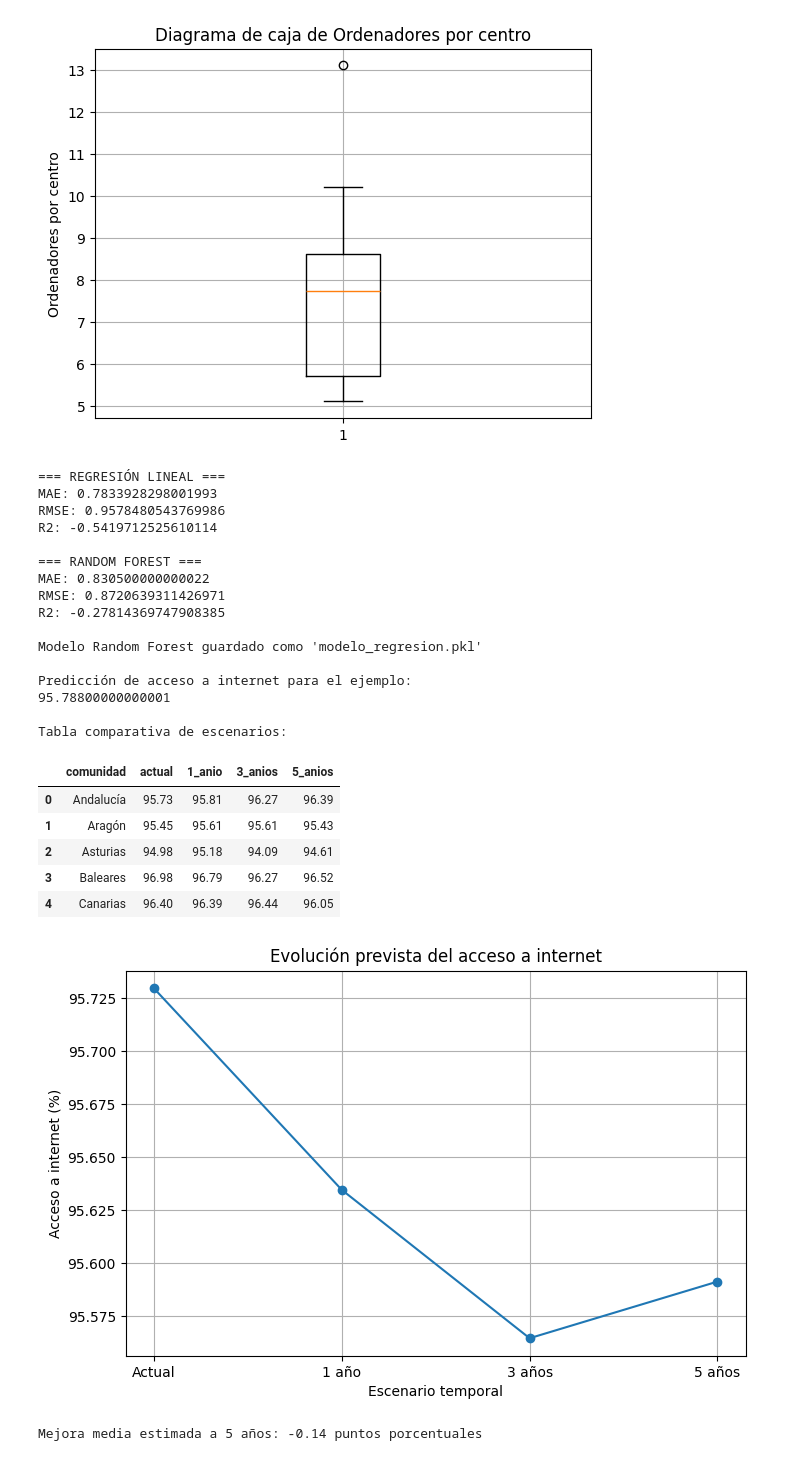
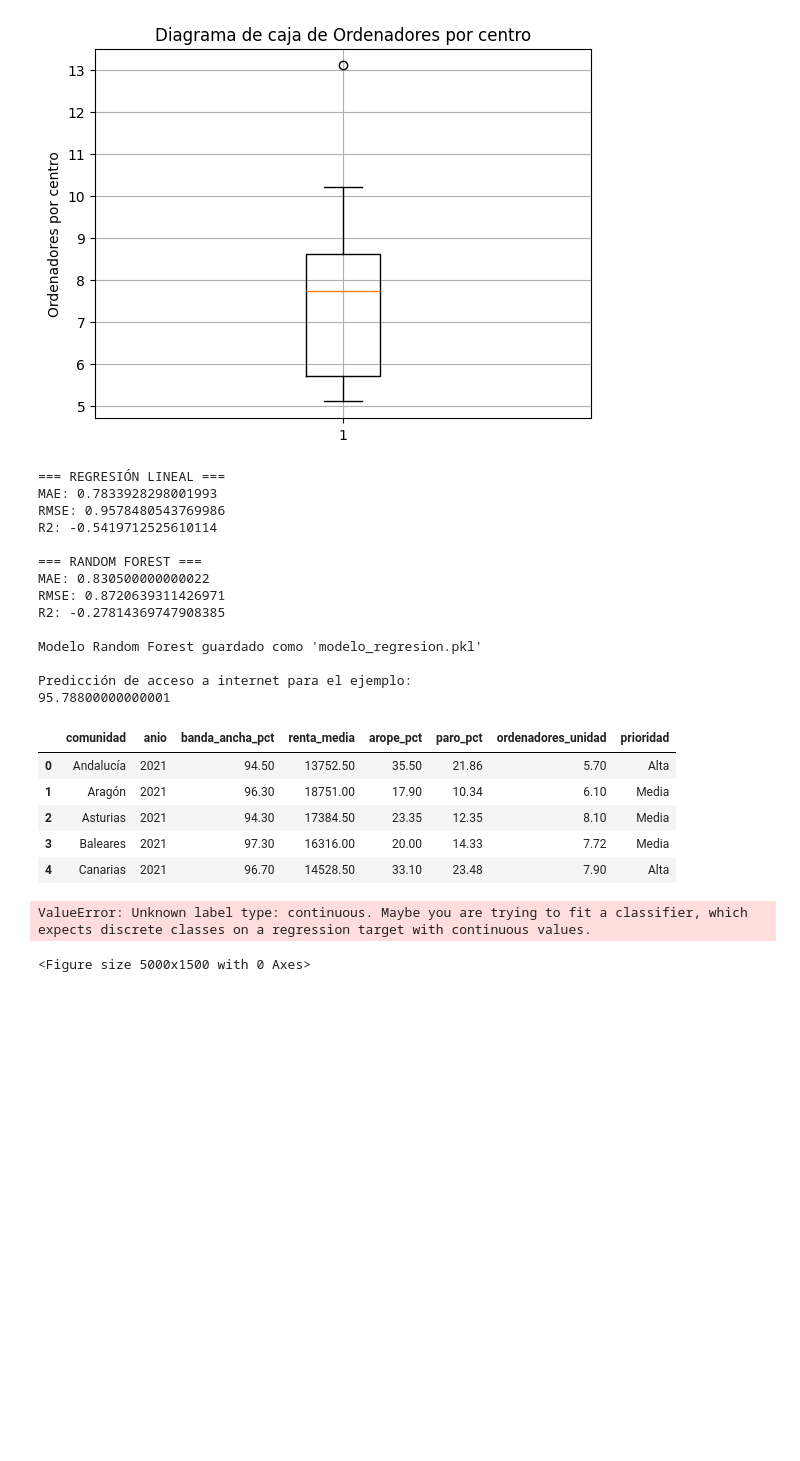
Before and after one commit to Gema-Villanueva/Brecha-Digital-2, a Jupyter notebook: ultimasmodificaciones_brechasDigitales.ipynb, the cells around one changed output. Drawn from its saved outputs; the diff is of its cells as text; code cells hidden in the pictures; blank space fills up the shorter version.

```diff
--- a/ultimasmodificaciones_brechasDigitales.ipynb
+++ b/ultimasmodificaciones_brechasDigitales.ipynb
@@ -727,10 +729,25 @@ prediccion = rf.predict(murcia)
 print("\nPredicción de acceso a internet para el ejemplo:")
 print(prediccion[0])
 
+
+#Clasifica escuelas publicas en categorias de prioridad alta, media y baja basánsose en su presupuesto
+
+def prioridad(row):
+    if row["renta_media"] < 20000 and row["paro_pct"] > 20:
+        return "Alta"
+    elif row["renta_media"] < 30000:
+        return "Media"
+    else:
+        return "Baja"
+
+df["prioridad"] = df.apply(prioridad, axis=1)
+display(df.head())
+
+#Muestra el árbol de decisión
+
+
 # ---------------------------
-# Simulamos cómo podría evolucionar el acceso a internet si mejoran
-# ciertas variables socioeconómicas con el paso del tiempo.
-
+# Simulamos cómo podría evolucionar el acceso a internet si mejoran ciertas variables socioeconómicas con el paso del tiempo.
 # Creamos una copia del dataset base
 df_base = df.copy()
 
@@ -774,6 +791,7 @@ df_resultado["5_anios"] = df_5["pred_5_anios"]
 print("\nTabla comparativa de escenarios:")
 display(df_resultado.head())
 
+
 #VISUALIZACIÓN DE LA EVOLUCIÓN
 # ---------------------------
 # Representamos la media del acceso a internet predicho en cada escenario
@@ -793,43 +811,41 @@ plt.plot(etiquetas, valores, marker="o")
 plt.title("Evolución prevista del acceso a internet")
 plt.xlabel("Escenario temporal")
 plt.ylabel("Acceso a internet (%)")
 plt.grid()
 plt.show()
 
 
 #CONCLUSIÓN BREVE
 # ---------------------------
 # Calculamos y mostramos la mejora media esperada entre el escenario actual
 # y el escenario de 5 años.
 
 mejora_media = df_resultado["5_anios"].mean() - df_resultado["actual"].mean()
 
 print("\nMejora media estimada a 5 años:", round(mejora_media, 2), "puntos porcentuales")
 # %% [output]
 === REGRESIÓN LINEAL ===
 MAE: 0.7833928298001993
 RMSE: 0.9578480543769986
 R2: -0.5419712525610114
 
 === RANDOM FOREST ===
 MAE: 0.830500000000022
 RMSE: 0.8720639311426971
 R2: -0.27814369747908385
 
 Modelo Random Forest guardado como 'modelo_regresion.pkl'
 
 Predicción de acceso a internet para el ejemplo:
 95.78800000000001
-
-Tabla comparativa de escenarios:
-|  | comunidad | actual | 1_anio | 3_anios | 5_anios |
-| 0 | Andalucía | 95.73 | 95.81 | 96.27 | 96.39 |
-| 1 | Aragón | 95.45 | 95.61 | 95.61 | 95.43 |
-| 2 | Asturias | 94.98 | 95.18 | 94.09 | 94.61 |
-| 3 | Baleares | 96.98 | 96.79 | 96.27 | 96.52 |
-| 4 | Canarias | 96.40 | 96.39 | 96.44 | 96.05 |
+|  | comunidad | anio | banda_ancha_pct | renta_media | arope_pct | paro_pct | ordenadores_unidad | prioridad |
+| 0 | Andalucía | 2021 | 94.50 | 13752.50 | 35.50 | 21.86 | 5.70 | Alta |
+| 1 | Aragón | 2021 | 96.30 | 18751.00 | 17.90 | 10.34 | 6.10 | Media |
+| 2 | Asturias | 2021 | 94.30 | 17384.50 | 23.35 | 12.35 | 8.10 | Media |
+| 3 | Baleares | 2021 | 97.30 | 16316.00 | 20.00 | 14.33 | 7.72 | Media |
+| 4 | Canarias | 2021 | 96.70 | 14528.50 | 33.10 | 23.48 | 7.90 | Alta |
-[figure, removed]
-Mejora media estimada a 5 años: -0.14 puntos porcentuales
+ValueError: Unknown label type: continuous. Maybe you are trying to fit a classifier, which expects discrete classes on a regression target with continuous values.
+<Figure size 5000x1500 with 0 Axes>
 # %%
 # Creamos y entrenamos la red neuronal (MLP)
 # Usamos los mismos datos de entrenamiento definidos anteriormente
```
Also changed, not shown: parts of 5 cells of this notebook.
